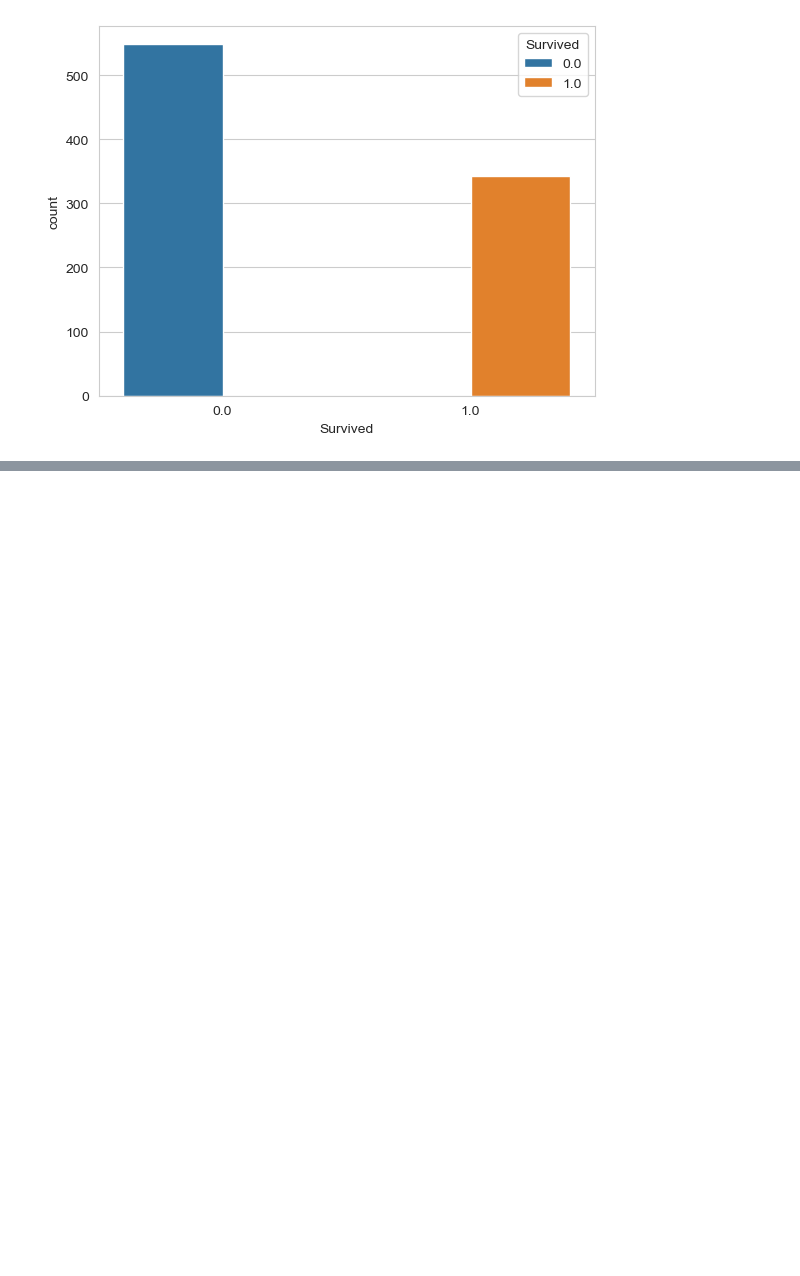
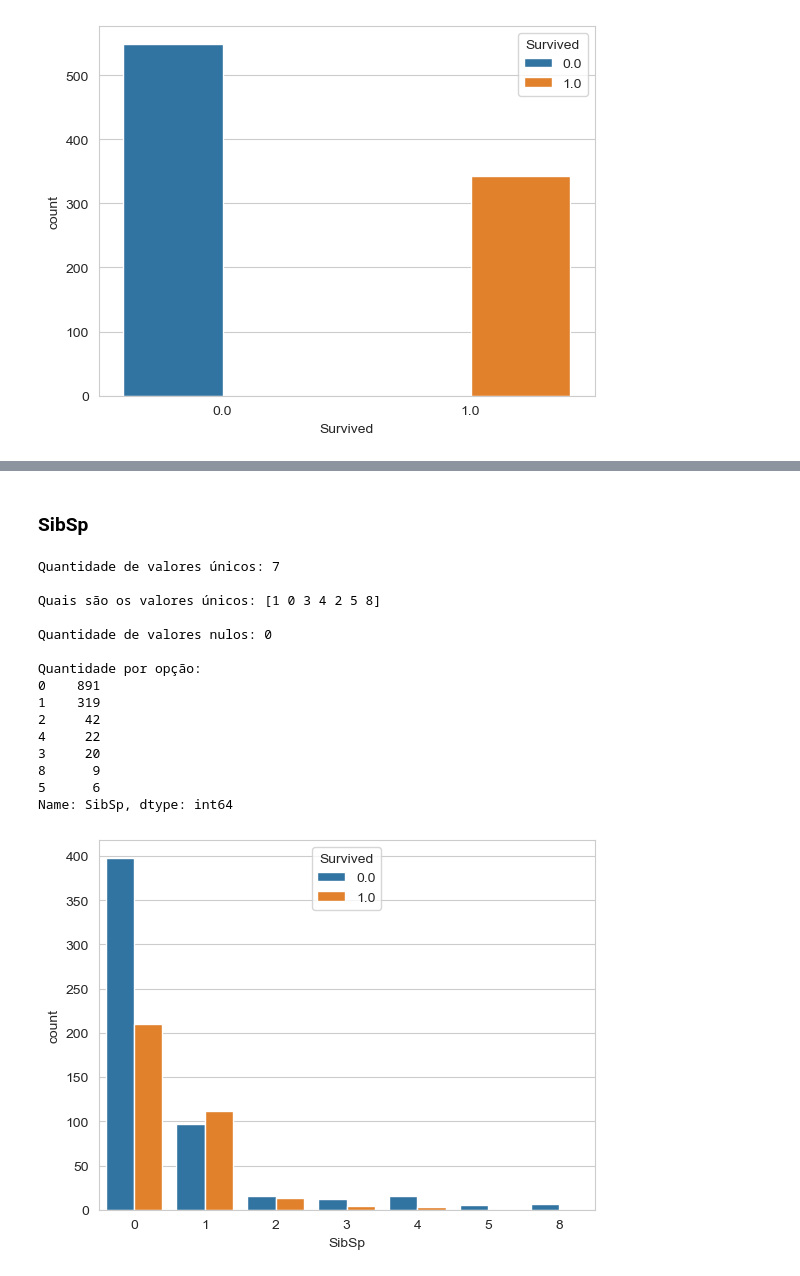
Before and after one commit to Alicia-Alexia/kaggle_titanic, a Jupyter notebook: Untitled.ipynb, the cells around one changed output, grey strips where cells are left out. Drawn from its saved outputs; the diff is of its cells as text; code cells hidden in the pictures; blank space fills up the shorter version.

```diff
--- a/Untitled.ipynb
+++ b/Untitled.ipynb
@@ -157,0 +211,3 @@ df['Survived'] = titanic_df['Survived']
+# %%
+# Adicionando o valor 0 para male e 1 para female
+titanic_df['Sex'] = titanic_df['Sex'].map({'male':0,'female':1})
@@ -157,0 +232,22 @@ df['Survived'] = titanic_df['Survived']
+# %% [markdown]
+### SibSp
+# %%
+# Utilizando a função para saber algumas informações da coluna SibSp
+titanic_func(titanic_df, 'SibSp')
+# %% [output]
+Quantidade de valores únicos: 7
+
+Quais são os valores únicos: [1 0 3 4 2 5 8]
+
+Quantidade de valores nulos: 0
+
+Quantidade por opção:
+0    891
+1    319
+2     42
+4     22
+3     20
+8      9
+5      6
+Name: SibSp, dtype: int64
+[figure, added]
```
Also changed, not shown: parts of 7 cells of this notebook.
